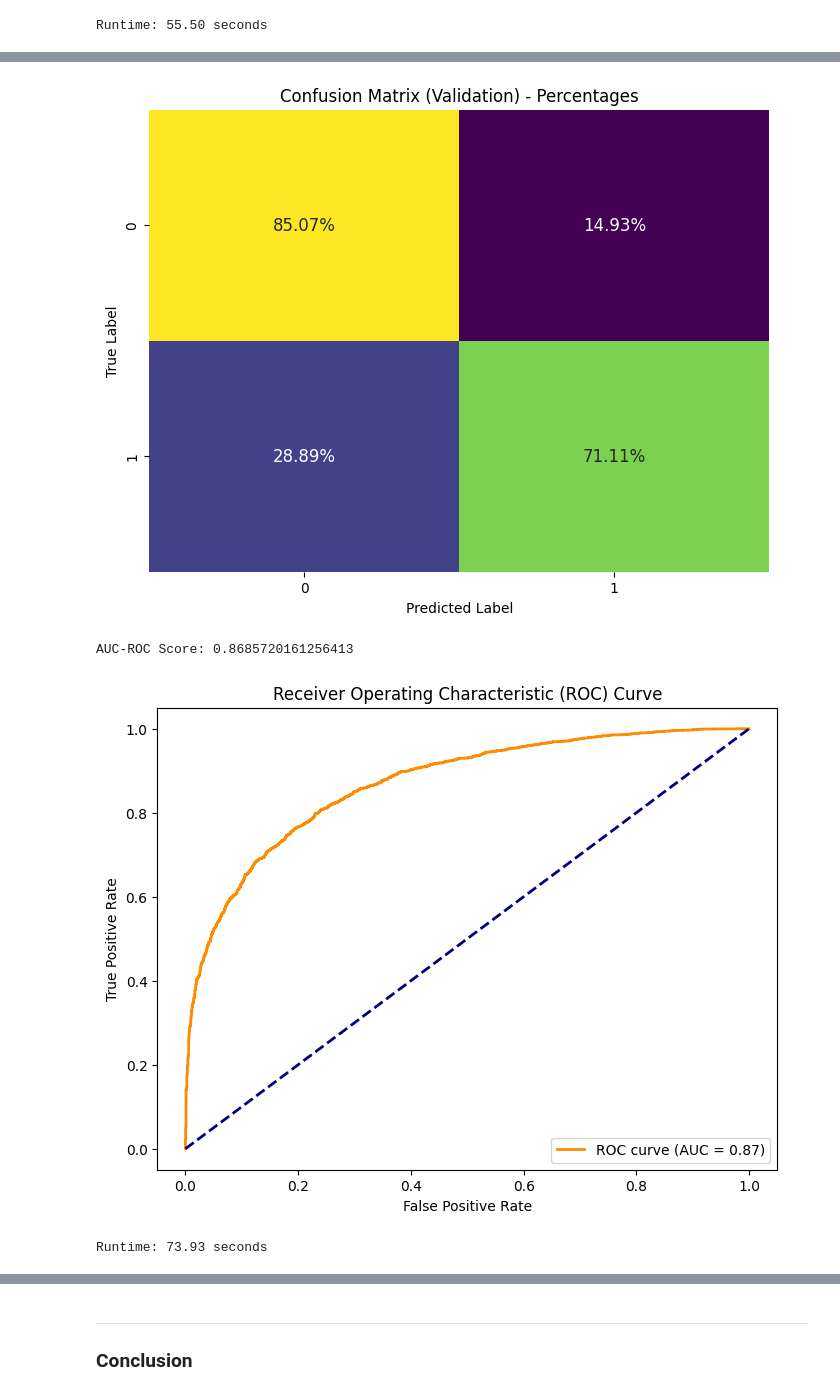
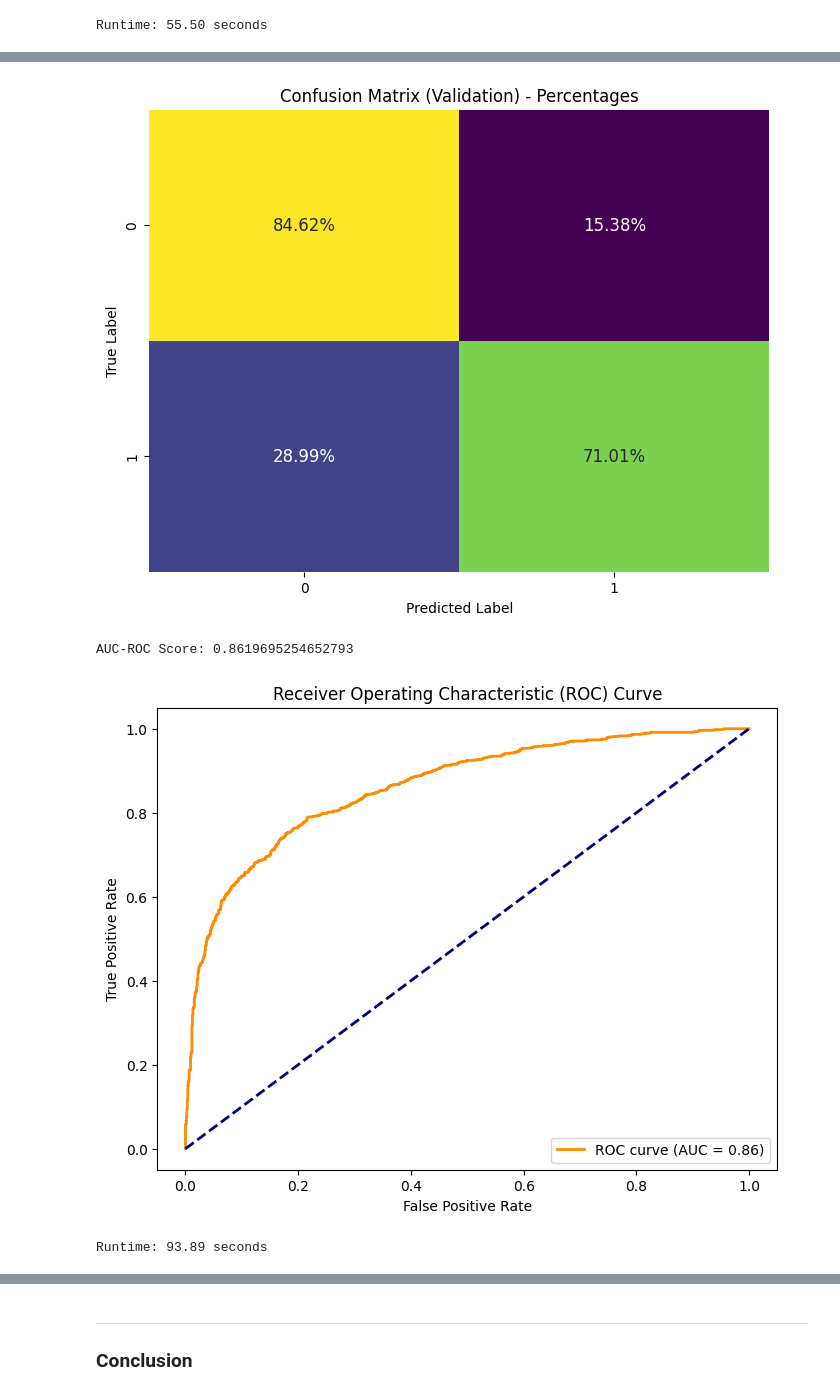
Before and after one commit to lo-klkl/BSTN_Capstone-Diab, a Jupyter notebook: Notebooks/Pt4-Modelling-Pt2.ipynb, the cells around one changed output, grey strips where cells are left out. Drawn from its saved outputs; the diff is of its cells as text; code cells hidden in the pictures.

```diff
--- a/Notebooks/Pt4-Modelling-Pt2.ipynb
+++ b/Notebooks/Pt4-Modelling-Pt2.ipynb
@@ -780,5 +784,5 @@ Now that we have the best parameters, let's run another iteration of random sear
 # %%
-# Record end time
+# Record start time
 start_time = time.time()
 
 # Splitting the data
@@ -787,42 +791,56 @@ X_train, X_valid, y_train, y_valid = train_test_split(X_train, y_train, test_siz
 # Define the model
 nxgb_model = xgb.XGBClassifier(objective='binary:logistic', random_state=42)
 
-# Define a parameter distribution for RandomizedSearchCV
+# Define a broader parameter distribution for RandomizedSearchCV
 param_dist = {
-    'learning_rate': [0.1, 0.15, 0.2, 0.25, 0.3],
-    'max_depth': [5, 6, 7, 8, 9],
-    'n_estimators': [130, 140, 150, 160, 170],
-    'subsample': [0.9, 0.92, 0.94, 0.96, 0.98, 1.0],
-    'colsample_bytree': [0.8, 0.82, 0.84, 0.86, 0.88, 0.9]
+    'learning_rate': [0.01, 0.05, 0.1, 0.15, 0.2],
+    'max_depth': [3, 4, 5, 6, 7, 8, 9, 10],
+    'n_estimators': [100, 150, 200, 250, 300],
+    'subsample': [0.8, 0.85, 0.9, 0.95, 1.0],
+    'colsample_bytree': [0.8, 0.85, 0.9, 0.95, 1.0]
 }
 
-# Use RandomizedSearchCV for a more efficient search
-random_search = RandomizedSearchCV(nxgb_model, param_distributions=param_dist, n_iter=50, cv=stratified_cv, scoring='accuracy', n_jobs=-1, random_state=42)
+# Use RandomizedSearchCV with a larger number of iterations
+random_search = RandomizedSearchCV(nxgb_model, param_distributions=param_dist, n_iter=100, cv=StratifiedKFold(n_splits=5, shuffle=True, random_state=42), scoring='accuracy', n_jobs=-1, random_state=42)
 random_search.fit(X_train, y_train)
 
 # Record time
 end_time = time.time()
 
 # Print the best parameters
-print('Best Parameters:', random_search.best_params_)
+print('Best Parameters (RandomizedSearchCV):', random_search.best_params_)
 
-# Perform 5-fold cross-validation on the train set
-stratified_cv = StratifiedKFold(n_splits=5, shuffle=True, random_state=42)
-cv_scores = cross_val_score(random_search.best_estimator_, X_train, y_train, cv=stratified_cv, scoring='accuracy')
+# Perform a more exhaustive search around the best parameters found using GridSearchCV
+param_grid = {
+    'learning_rate': [0.05, 0.1, 0.15],
+    'max_depth': [4, 5, 6],
+    'n_estimators': [150, 200, 250],
+    'subsample': [0.85, 0.9, 0.95],
+    'colsample_bytree': [0.85, 0.9, 0.95]
+}
+
+grid_search = GridSearchCV(nxgb_model, param_grid=param_grid, cv=StratifiedKFold(n_splits=5, shuffle=True, random_state=42), scoring='accuracy', n_jobs=-1)
+grid_search.fit(X_train, y_train)
+
+# Print the best parameters from GridSearchCV
+print('Best Parameters (GridSearchCV):', grid_search.best_params_)
+
+# Get the best model from the grid search
+best_xgb_model = grid_search.best_estimator_
+
+# Perform cross-validation on the training set
+cv_scores = cross_val_score(best_xgb_model, X_train, y_train, cv=StratifiedKFold(n_splits=5, shuffle=True, random_state=42), scoring='accuracy')
 mean_cv_accuracy = np.mean(cv_scores)
 
 # Display cross-validation results on the train set
 print('\nCross-Validation Scores (5-fold - Train Set):', cv_scores)
 print('Mean CV Accuracy (5-fold - Train Set):', mean_cv_accuracy)
 
-# Get the best model from the random search
-nbest_xgb_model = random_search.best_estimator_
-
 # Make predictions on the validation set
-y_pred_valid = nbest_xgb_model.predict(X_valid)
+y_pred_valid = best_xgb_model.predict(X_valid)
 
 # Make predictions on the training set
-y_pred_train = nbest_xgb_model.predict(X_train)
+y_pred_train = best_xgb_model.predict(X_train)
 
 # Accuracy for the training set
 accuracy_train = accuracy_score(y_train, y_pred_train)
@@ -850,13 +868,14 @@ plt.ylabel('True Label')
 plt.show()
 
 # AUC-ROC Score
-roc_auc = roc_auc_score(y_valid, nbest_xgb_model.predict_proba(X_valid)[:, 1])
+roc_auc = roc_auc_score(y_valid, best_xgb_model.predict_proba(X_valid)[:, 1])
 print('AUC-ROC Score:', roc_auc)
 
 # ROC Curve
-fpr, tpr, thresholds = roc_curve(y_valid, nbest_xgb_model.predict_proba(X_valid)[:, 1])
+fpr, tpr, thresholds = roc_curve(y_valid, best_xgb_model.predict_proba(X_valid)[:, 1])
 roc_auc_curve = auc(fpr, tpr)
 
+# Plot ROC curve
 plt.figure(figsize=(8, 6))
 plt.plot(fpr, tpr, color='darkorange', lw=2, label='ROC curve (AUC = {:.2f})'.format(roc_auc_curve))
 plt.plot([0, 1], [0, 1], color='navy', lw=2, linestyle='--')
@@ -888,4 +908,4 @@ weighted avg       0.79      0.79      0.79      5538
 [figure]
-AUC-ROC Score: 0.8685720161256413
+AUC-ROC Score: 0.8619695254652793
-[figure, old version]
+[figure, new version]
-Runtime: 73.93 seconds
+Runtime: 93.89 seconds
```
Also changed, not shown: parts of 11 cells of this notebook, 4 other files.
